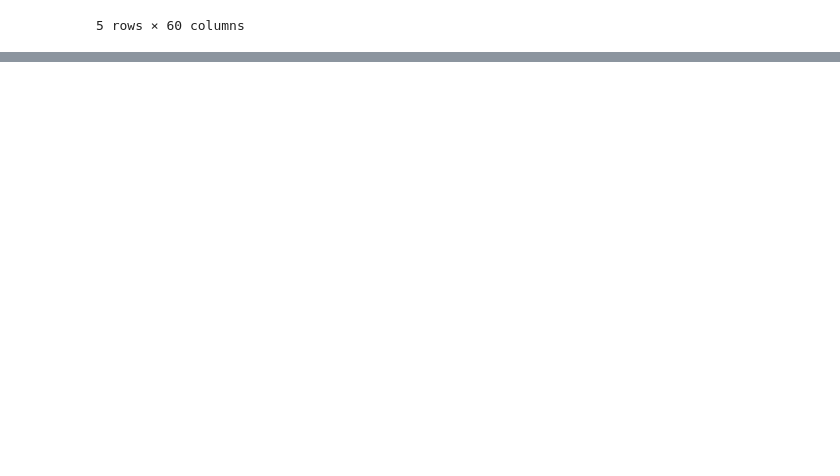
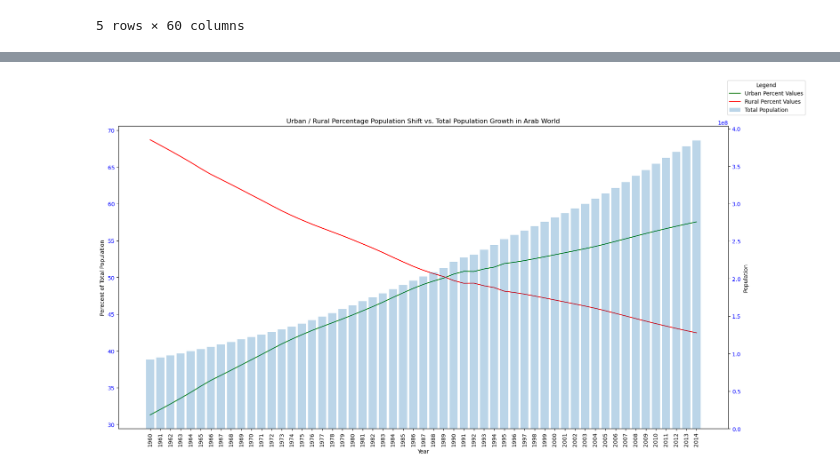
Before and after one commit to Jeremy-Amell/Pandas-EDA---Case-Study, a Jupyter notebook: health_nutrition_pop_stats.ipynb, the cells around one changed output, grey strips where cells are left out. Cells and saved outputs as stored; diff of their text form; code cells hidden in the pictures; blank space fills up the shorter version.

```diff
--- a/health_nutrition_pop_stats.ipynb
+++ b/health_nutrition_pop_stats.ipynb
@@ -107,6 +107,10 @@ aw_birth_df = arab_world_df[arab_world_df['Indicator Code'] == 'SP.DYN.CBRT.IN']
 aw_death_df = arab_world_df[arab_world_df['Indicator Code'] == 'SP.DYN.CDRT.IN']
 aw_urban_df = arab_world_df[arab_world_df['Indicator Code'] == 'SP.URB.TOTL']
 aw_rural_df = arab_world_df[arab_world_df['Indicator Code'] == 'SP.RUR.TOTL']
+# %%
+# POP percentage
+aw_urban_percent_df = arab_world_df[arab_world_df['Indicator Code'] == 'SP.URB.TOTL.IN.ZS']
+aw_rural_percent_df = arab_world_df[arab_world_df['Indicator Code'] == 'SP.RUR.TOTL.ZS']
 # %%
 # pulled only columns for years
 # then pulled all values per year columns
@@ -121,3 +125,12 @@ urban_year_values = urban_year_df.iloc[0,:]
 
 rural_year_df = aw_rural_df.iloc[:, 4:59]
 rural_year_values = rural_year_df.iloc[0,:]
+
+urban_percent_df = aw_urban_percent_df.iloc[:, 4:59]
+urban_percent_values = urban_percent_df.iloc[0,:]
+
+rural_percent_df = aw_rural_percent_df.iloc[:, 4:59]
+rural_percent_values = rural_percent_df.iloc[0,:]
+
+total_population_df = rural_year_values + urban_year_values
+total_population_df
@@ -139 +193,22 @@ rural_year_values = rural_year_df.iloc[0,:]
+# %%
+# Urban / Rural Percentage Population Shift vs. Total Population Growth in Arab World
+fig, ax1 = plt.subplots(figsize=(20,10))
+
+ax1.plot(urban_percent_values, color='green', label='Urban Percent Values')
+ax1.plot(rural_percent_values, color='red', label='Rural Percent Values')
+ax1.set_xlabel('Year')
+ax1.set_ylabel('Perecent of Total Population')
+ax1.tick_params(axis='y', labelcolor='b')
+plt.xticks(rotation=90)
+
+ax2 = ax1.twinx()
+ax2.bar(x=total_population_df.index, height=total_population_df, alpha=.3, label='Total Population')
+ax2.set_ylabel('Population')
+ax2.tick_params(axis='y', labelcolor='b')
+plt.title('Urban / Rural Percentage Population Shift vs. Total Population Growth in Arab World')
+
+fig.legend(loc='upper right', title='Legend')
+plt.show()
+# %% [output]
+[figure, added]
 # %%
```
Also changed, not shown: parts of 3 cells of this notebook.
